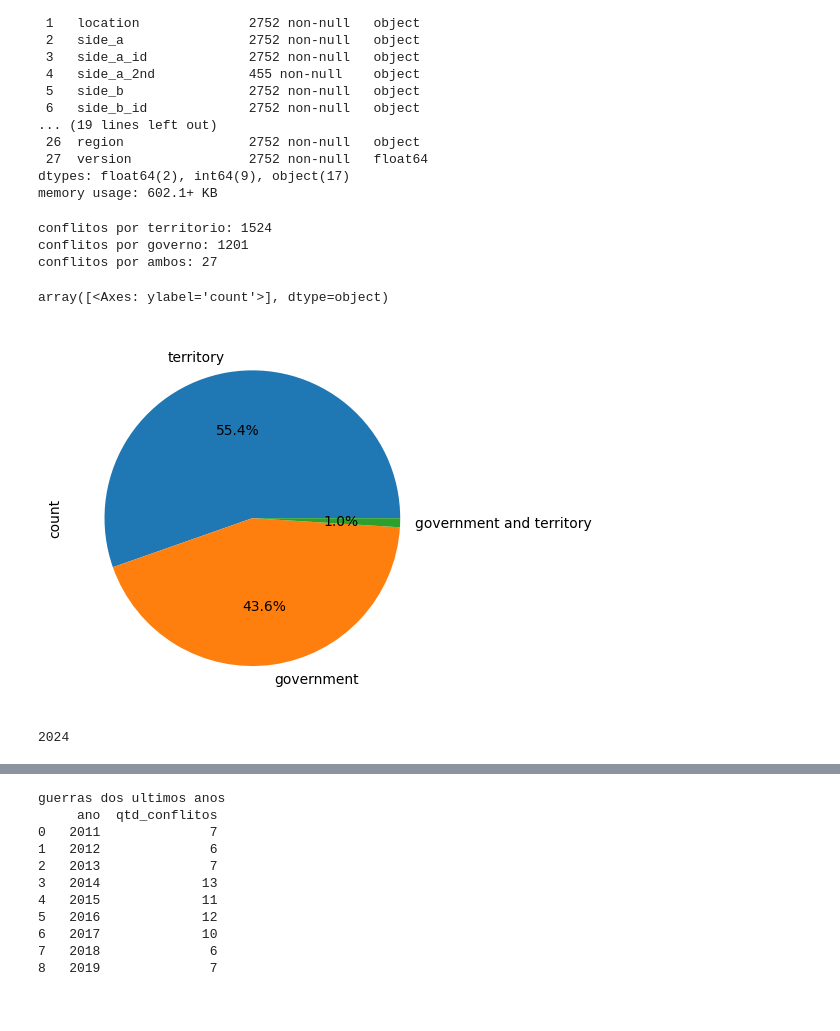
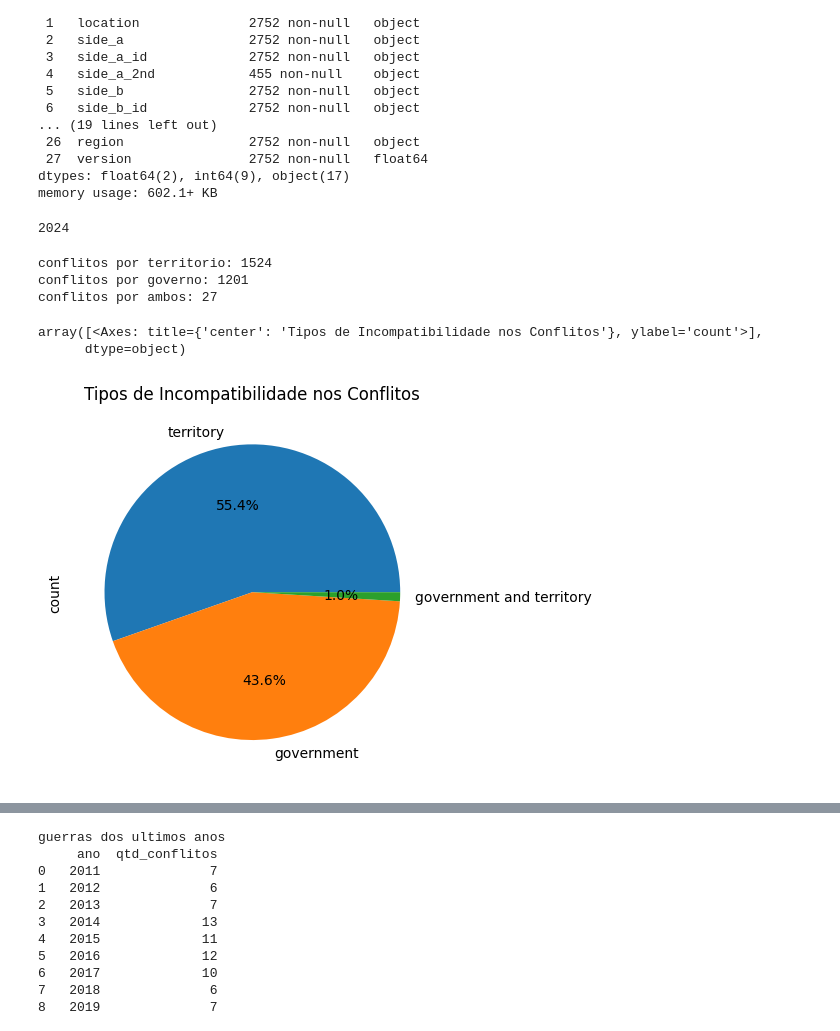
Before and after one commit to IuryFranca15/Conflitos_armados_database, a Jupyter notebook: conflitos.ipynb, the cells around one changed output, grey strips where cells are left out. Drawn from its saved outputs; the diff is of its cells as text; code cells hidden in the pictures; blank space fills up the shorter version.

```diff
--- a/conflitos.ipynb
+++ b/conflitos.ipynb
@@ -41,6 +41,13 @@ df['type_of_conflict'] = df['type_of_conflict'].replace(4, 'internationalized in
 #Substituindo os graus de intensidade de conflito pelo que significam
 df['intensity_level'] = df['intensity_level'].replace(1, 'minor')
 df['intensity_level'] = df['intensity_level'].replace(2, 'war')
+# %%
+#qual é o ano mais recente?
+
+ano = df['year'].max()
+print(ano)
+# %% [output]
+2024
 # %%
 #qual é o motivo mais comum de guerra no mundo?
 territorio = df[df['incompatibility'] == 'territory']['incompatibility'].count()
@@ -54,15 +61,11 @@ conflitos por territorio: 1524
 conflitos por governo: 1201
 conflitos por ambos: 27
 # %%
+#qual é a proporção das incompatibilidades dos conflitos?
 incompatibilidade = df['incompatibility'].value_counts()
+plt.title("Tipos de Incompatibilidade nos Conflitos")
 incompatibilidade.plot(kind= 'pie', subplots=True, autopct='%1.1f%%')
 # %% [output]
-array([<Axes: ylabel='count'>], dtype=object)
+array([<Axes: title={'center': 'Tipos de Incompatibilidade nos Conflitos'}, ylabel='count'>],
+      dtype=object)
-[figure, old version]
+[figure, new version]
-# %%
-#qual é o ano mais recente?
-
-ano = df['year'].max()
-print(ano)
-# %% [output]
-2024
```
Also changed, not shown: parts of 11 cells of this notebook, 4 other files.
